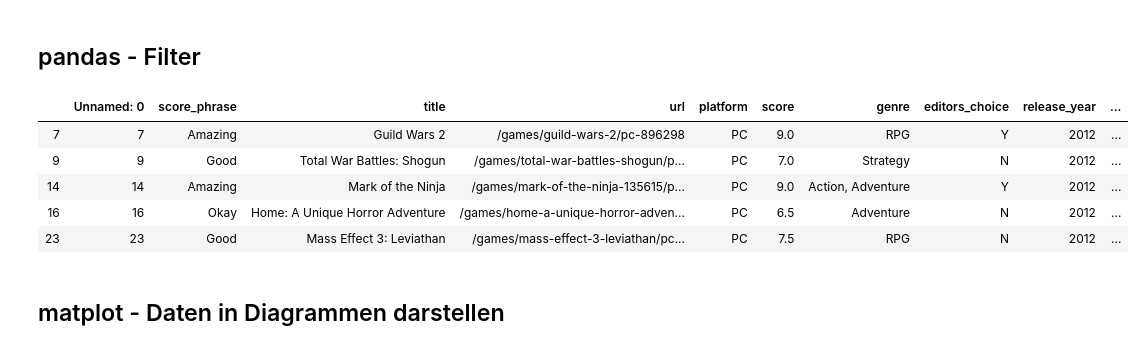
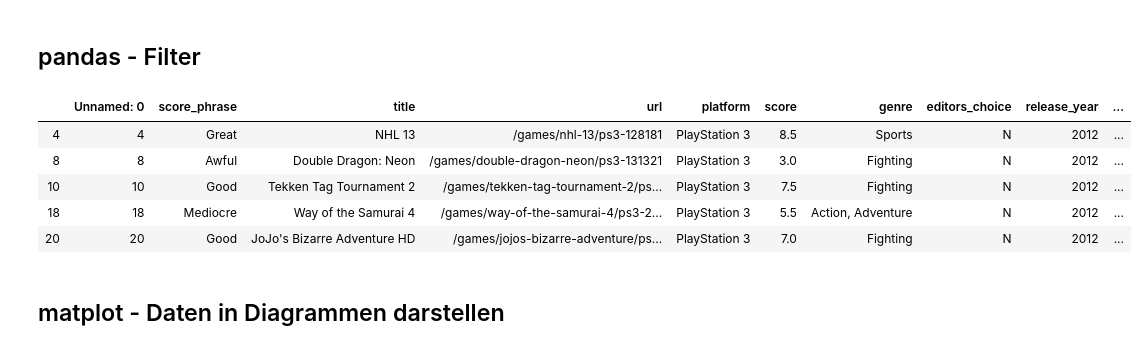
Before and after one commit to moellenbeck/jupyter_at_5minds, a Jupyter notebook: JupyterNotebook-meets-5TeamWeekly.ipynb, the cells around one changed output. Cells and saved outputs as stored; diff of their text form; code cells hidden in the pictures.

```diff
--- a/JupyterNotebook-meets-5TeamWeekly.ipynb
+++ b/JupyterNotebook-meets-5TeamWeekly.ipynb
@@ -160,18 +163,18 @@ df[:5]
 # %% [markdown]
 ## pandas - Filter
 # %%
-for_platform = 'PC' # 'PlayStation 3' || 'iPad' || 'PC'
+for_platform = 'PlayStation 3' # 'PlayStation 3' || 'iPad' || 'PC'
 platform_filter = df['platform'] == for_platform
 filtered_df = df[platform_filter]
 
 filtered_df[:5]
 # %% [output]
 |  | Unnamed: 0 | score_phrase | title | url | platform | score | genre | editors_choice | release_year | ... |
-| 7 | 7 | Amazing | Guild Wars 2 | /games/guild-wars-2/pc-896298 | PC | 9.0 | RPG | Y | 2012 | ... |
-| 9 | 9 | Good | Total War Battles: Shogun | /games/total-war-battles-shogun/p... | PC | 7.0 | Strategy | N | 2012 | ... |
-| 14 | 14 | Amazing | Mark of the Ninja | /games/mark-of-the-ninja-135615/p... | PC | 9.0 | Action, Adventure | Y | 2012 | ... |
-| 16 | 16 | Okay | Home: A Unique Horror Adventure | /games/home-a-unique-horror-adven... | PC | 6.5 | Adventure | N | 2012 | ... |
-| 23 | 23 | Good | Mass Effect 3: Leviathan | /games/mass-effect-3-leviathan/pc... | PC | 7.5 | RPG | N | 2012 | ... |
+| 4 | 4 | Great | NHL 13 | /games/nhl-13/ps3-128181 | PlayStation 3 | 8.5 | Sports | N | 2012 | ... |
+| 8 | 8 | Awful | Double Dragon: Neon | /games/double-dragon-neon/ps3-131321 | PlayStation 3 | 3.0 | Fighting | N | 2012 | ... |
+| 10 | 10 | Good | Tekken Tag Tournament 2 | /games/tekken-tag-tournament-2/ps... | PlayStation 3 | 7.5 | Fighting | N | 2012 | ... |
+| 18 | 18 | Mediocre | Way of the Samurai 4 | /games/way-of-the-samurai-4/ps3-2... | PlayStation 3 | 5.5 | Action, Adventure | N | 2012 | ... |
+| 20 | 20 | Good | JoJo's Bizarre Adventure HD | /games/jojos-bizarre-adventure/ps... | PlayStation 3 | 7.0 | Fighting | N | 2012 | ... |
 # %% [markdown]
 ## matplot - Daten in Diagrammen darstellen
 # %%
```
Also changed, not shown: parts of 18 cells of this notebook, 2 other files.
